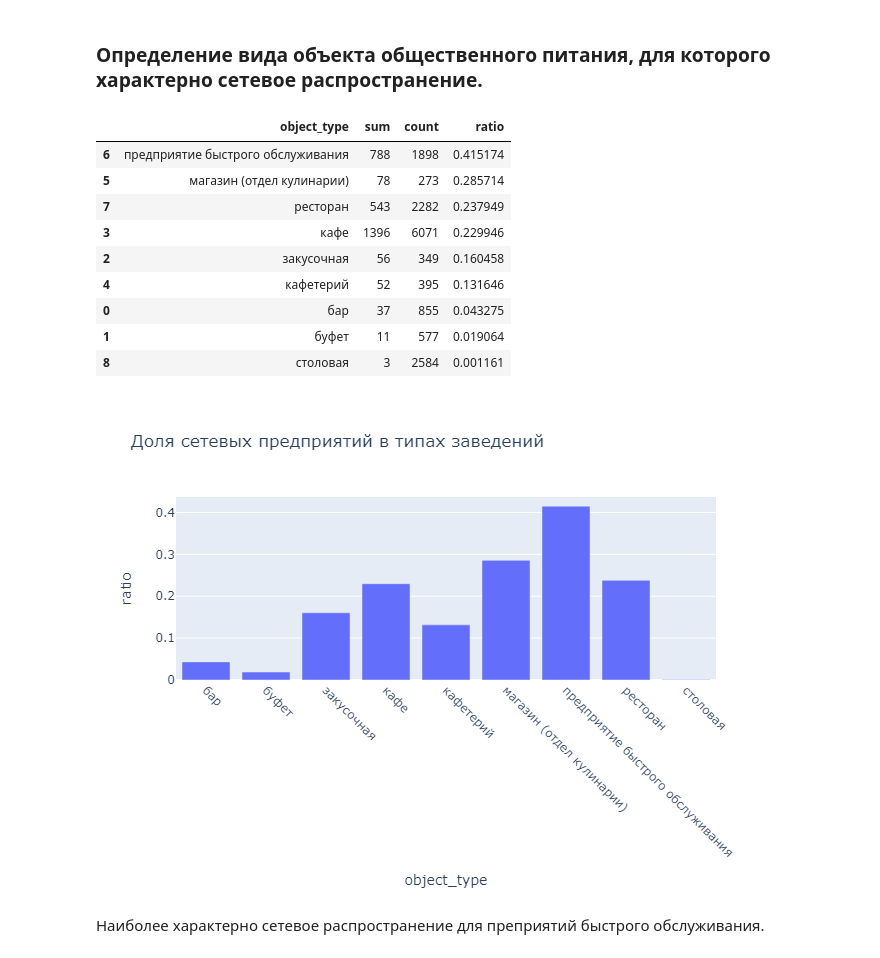
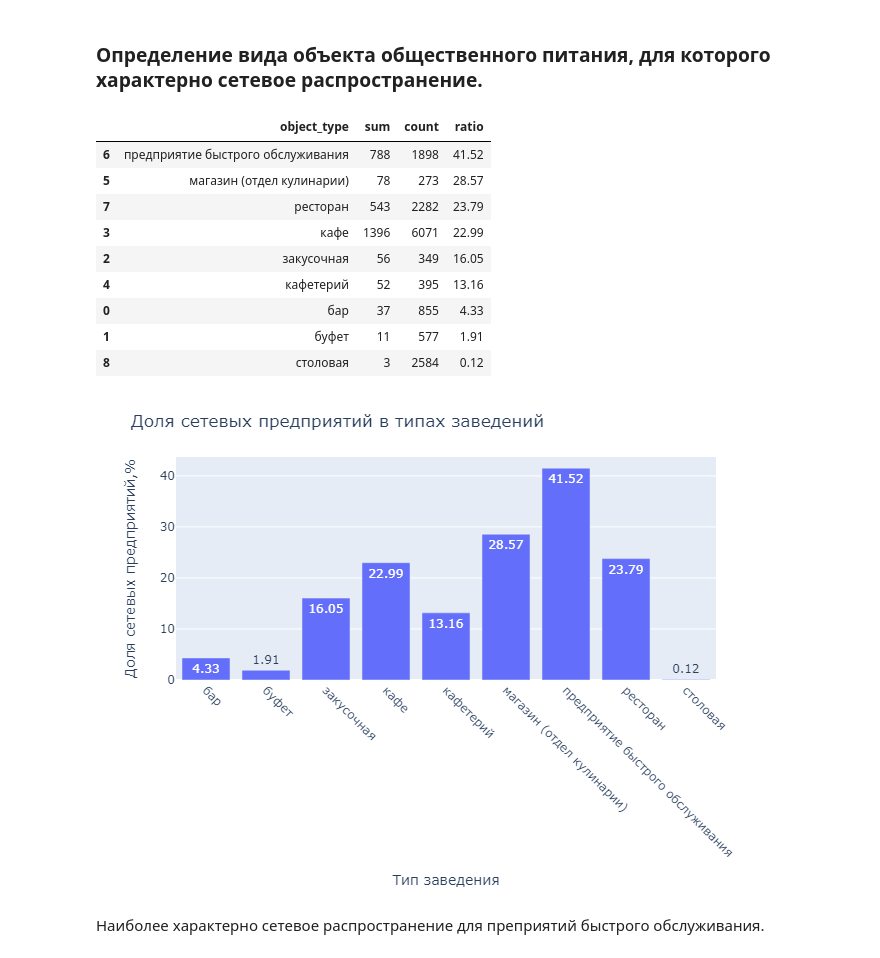
Before and after one commit to GeorgyPopov98/yandex_practicum_projects, a Jupyter notebook: catering_market/Исследования рынка общепита в Москве для принятия решения об открытии нового заведения.ipynb, the cells around one changed output. Saved outputs shown, nothing was run; the diff lists cells and outputs as text; code cells hidden in the pictures.

```diff
--- a/catering_market/Исследования рынка общепита в Москве для принятия решения об открытии нового заведения.ipynb
+++ b/catering_market/Исследования рынка общепита в Москве для принятия решения об открытии нового заведения.ipynb
@@ -231,31 +231,33 @@ type_chain = rest_data.pivot_table(values='chain', index='object_type', aggfunc=
 # %%
 type_chain.columns = ['object_type','sum','count']
 # %%
-type_chain['ratio'] = type_chain['sum']/type_chain['count']
+type_chain['ratio'] = round(type_chain['sum'].div(type_chain['count'], axis=0).multiply(100),2)
 # %%
 type_chain.sort_values(by='ratio', ascending=False)
 # %% [output]
 |  | object_type | sum | count | ratio |
-| 6 | предприятие быстрого обслуживания | 788 | 1898 | 0.415174 |
-| 5 | магазин (отдел кулинарии) | 78 | 273 | 0.285714 |
-| 7 | ресторан | 543 | 2282 | 0.237949 |
-| 3 | кафе | 1396 | 6071 | 0.229946 |
-| 2 | закусочная | 56 | 349 | 0.160458 |
-| 4 | кафетерий | 52 | 395 | 0.131646 |
-| 0 | бар | 37 | 855 | 0.043275 |
-| 1 | буфет | 11 | 577 | 0.019064 |
-| 8 | столовая | 3 | 2584 | 0.001161 |
+| 6 | предприятие быстрого обслуживания | 788 | 1898 | 41.52 |
+| 5 | магазин (отдел кулинарии) | 78 | 273 | 28.57 |
+| 7 | ресторан | 543 | 2282 | 23.79 |
+| 3 | кафе | 1396 | 6071 | 22.99 |
+| 2 | закусочная | 56 | 349 | 16.05 |
+| 4 | кафетерий | 52 | 395 | 13.16 |
+| 0 | бар | 37 | 855 | 4.33 |
+| 1 | буфет | 11 | 577 | 1.91 |
+| 8 | столовая | 3 | 2584 | 0.12 |
 # %%
 fig3 = px.bar(
     type_chain,
     x='object_type',
     y='ratio',
-    title='Доля сетевых предприятий в типах заведений',
-)
+    text='ratio')
+fig3.update_layout(title="Доля сетевых предприятий в типах заведений",
+                  xaxis_title="Тип заведения",
+                  yaxis_title="Доля сетевых предприятий,%")
 fig3.update_xaxes(tickangle=45)
 fig3.show('png')
 # %% [output]
-[figure, old version]
+[figure, new version]
 # %% [markdown]
 Наиболее характерно сетевое распространение для преприятий быстрого обслуживания.
 # %% [markdown]
```
Also changed, not shown: parts of 1 cell of this notebook.
